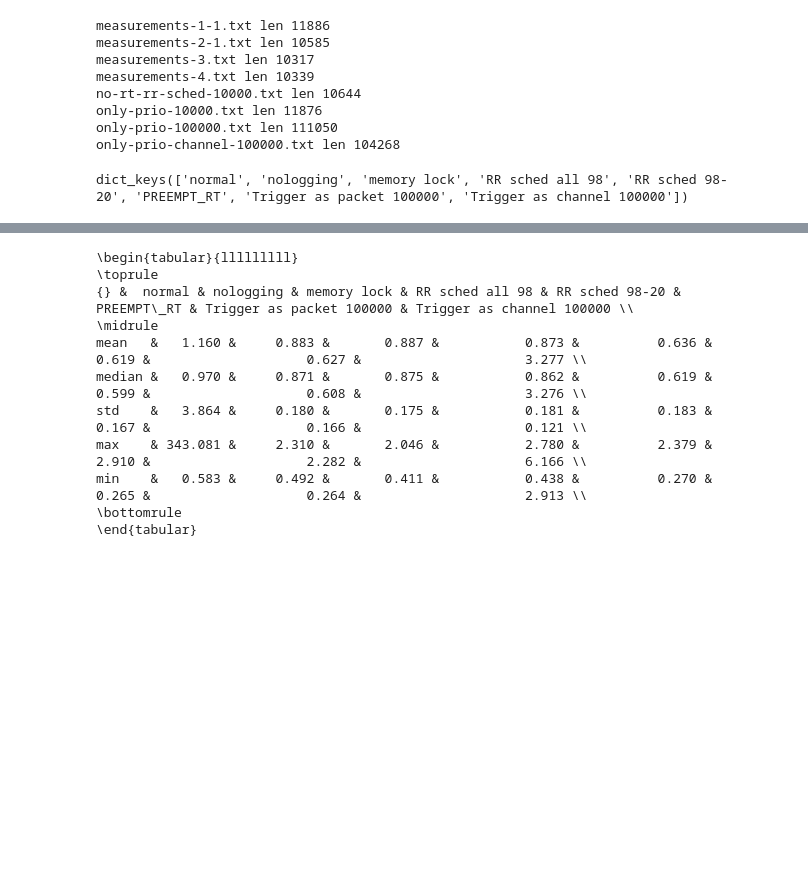
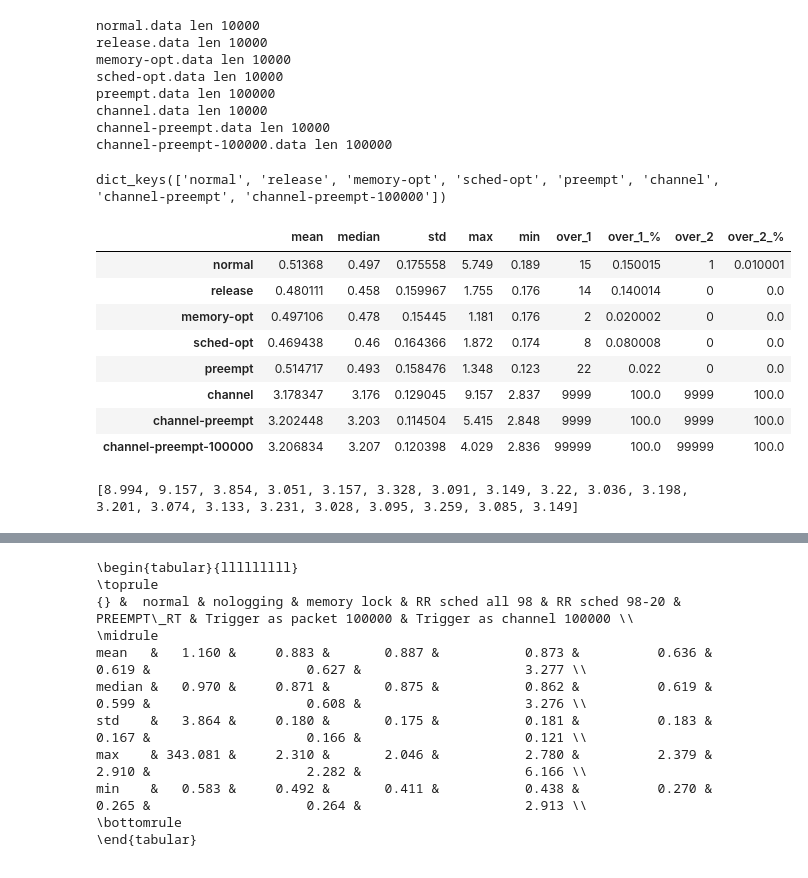
Before and after one commit to Alqio/realtime, a Jupyter notebook: main.ipynb, the cells around one changed output, grey strips where cells are left out. Saved outputs shown, nothing was run; the diff lists cells and outputs as text; code cells hidden in the pictures; blank space fills up the shorter version.

```diff
--- a/main.ipynb
+++ b/main.ipynb
@@ -76,23 +125,83 @@ bins = [x * bin_width for x in range(0, int(10 / bin_width))][1:]
 # %%
 datas = {}
 for fname in fnames:
-    data = read_file('data/' + fname)
+    data = read_file(base_path + fname)
     print(f"{fname} len {len(data)}")
 
     key = [k for k, v in data_names.items() if v == fname][0]
     max_len = 10001 if len(data) < 15000 else 100001
+    #max_len = 10000
     datas[key] = data[1:max_len]
 datas.keys()
 # %% [output]
-measurements-1-1.txt len 11886
-measurements-2-1.txt len 10585
-measurements-3.txt len 10317
-measurements-4.txt len 10339
-no-rt-rr-sched-10000.txt len 10644
-only-prio-10000.txt len 11876
-only-prio-100000.txt len 111050
-only-prio-channel-100000.txt len 104268
+normal.data len 10000
+release.data len 10000
+memory-opt.data len 10000
+sched-opt.data len 10000
+preempt.data len 100000
+channel.data len 10000
+channel-preempt.data len 10000
+channel-preempt-100000.data len 100000
-dict_keys(['normal', 'nologging', 'memory lock', 'RR sched all 98', 'RR sched 98-20', 'PREEMPT_RT', 'Trigger as packet 100000', 'Trigger as channel 100000'])
+dict_keys(['normal', 'release', 'memory-opt', 'sched-opt', 'preempt', 'channel', 'channel-preempt', 'channel-preempt-100000'])
+# %%
+indices = [
+    'mean',
+    'median',
+    'std',
+    'max',
+    #'index of max',
+    #'second max',
+    #'index of second max',
+    'min',
+    #'index of min'
+    'over_1',
+    'over_1_%',
+    'over_2',
+    'over_2_%'
+    ]
+columns = ['Normal', 'PREEMPT_RT']
+
+df = pd.DataFrame(index=indices, columns=list(datas.keys()))
+
+for key, value in datas.items():
+    largest_indices = np.argpartition(value, -2)[-2:]
+    largest = value[largest_indices[1]]
+    second_largest = value[largest_indices[0]]
+
+    df[key]["mean"] = np.mean(value)
+    df[key]["std"] = np.std(value)
+    df[key]["median"] = np.median(value)
+    df[key]["max"] = largest
+    #df[key]["index of max"] = largest_indices[1]
+    #df[key]["second max"] = second_largest
+    #df[key]["index of second max"] = largest_indices[0]
+    df[key]["min"] = np.min(value)
+    #df[key]["index of min"] = np.argmin(value)
+
+    over_1 = list(filter(lambda v: v > 1, value)) # np.extract(value > 1, value)
+    over_2 = list(filter(lambda v: v > 2, value)) # np.extract(value > 2, value)
+
+    df[key]["over_1"] = len(over_1)
+    df[key]["over_1_%"] = len(over_1) / len(value) * 100
+    df[key]["over_2"] = len(over_2)
+    df[key]["over_2_%"] = len(over_2) / len(value) * 100
+
+
+df.T
+# %% [output]
+|  | mean | median | std | max | min | over_1 | over_1_% | over_2 | over_2_% |
+| normal | 0.51368 | 0.497 | 0.175558 | 5.749 | 0.189 | 15 | 0.150015 | 1 | 0.010001 |
+| release | 0.480111 | 0.458 | 0.159967 | 1.755 | 0.176 | 14 | 0.140014 | 0 | 0.0 |
+| memory-opt | 0.497106 | 0.478 | 0.15445 | 1.181 | 0.176 | 2 | 0.020002 | 0 | 0.0 |
+| sched-opt | 0.469438 | 0.46 | 0.164366 | 1.872 | 0.174 | 8 | 0.080008 | 0 | 0.0 |
+| preempt | 0.514717 | 0.493 | 0.158476 | 1.348 | 0.123 | 22 | 0.022 | 0 | 0.0 |
+| channel | 3.178347 | 3.176 | 0.129045 | 9.157 | 2.837 | 9999 | 100.0 | 9999 | 100.0 |
+| channel-preempt | 3.202448 | 3.203 | 0.114504 | 5.415 | 2.848 | 9999 | 100.0 | 9999 | 100.0 |
+| channel-preempt-100000 | 3.206834 | 3.207 | 0.120398 | 4.029 | 2.836 | 99999 | 100.0 | 99999 | 100.0 |
+# %%
+print(datas["channel"][:20])
+# %% [output]
+[8.994, 9.157, 3.854, 3.051, 3.157, 3.328, 3.091, 3.149, 3.22, 3.036, 3.198, 3.201, 3.074, 3.133, 3.231, 3.028, 3.095, 3.259, 3.085, 3.149]
 # %%
 f = plt.figure()
 f.set_figwidth(20)
```
Also changed, not shown: parts of 15 cells of this notebook.
